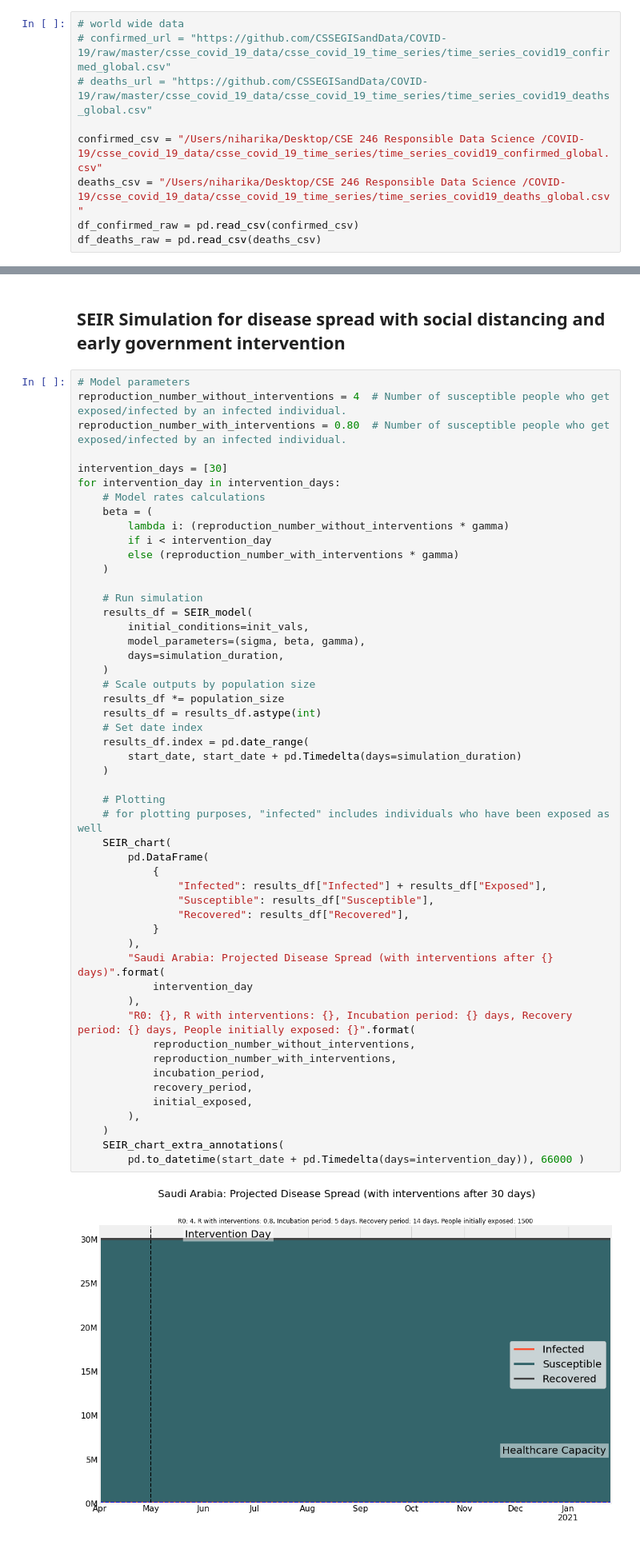
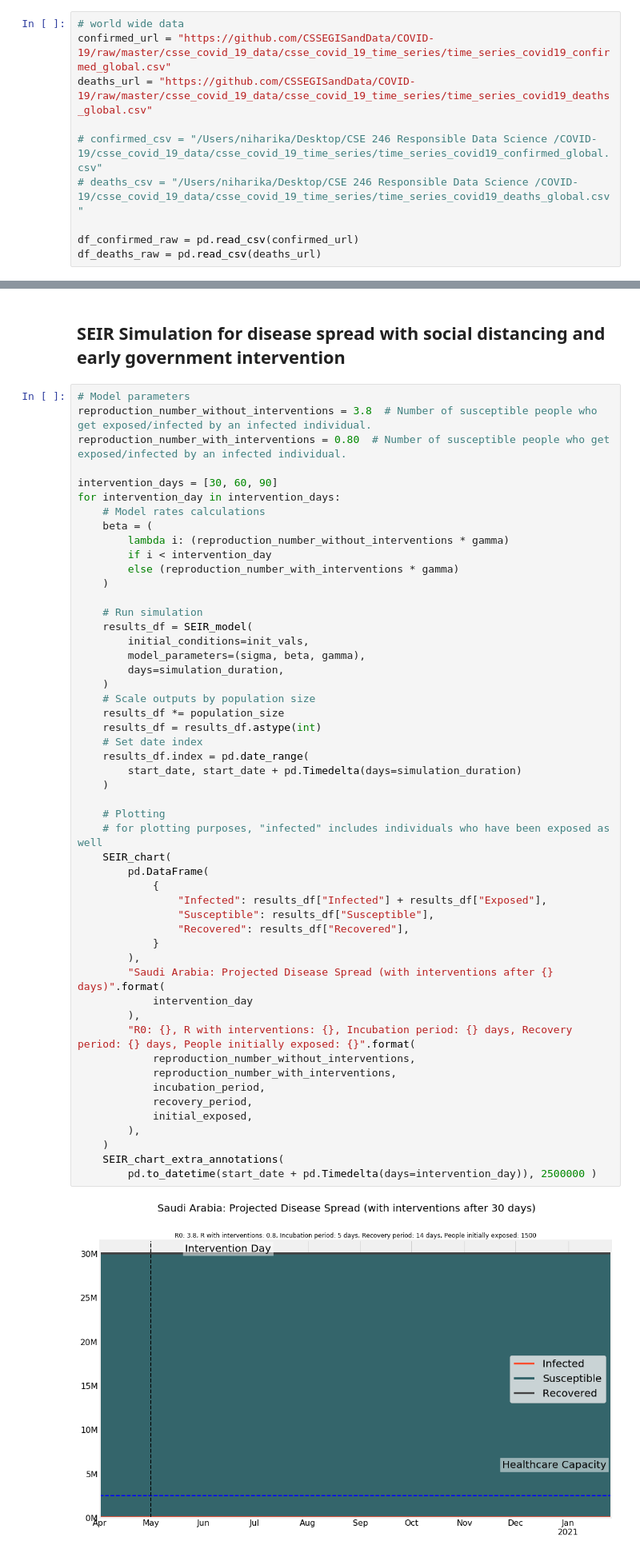
Before and after one commit to Niharika1203/CSE246_FinalProject-1, a Jupyter notebook: CSE246-FinalProject-COVID-19.ipynb, the cells around one changed output, grey strips where cells are left out. Shown at 80% size. Saved outputs shown, nothing was run; the diff lists cells and outputs as text.

Commit message:
updated the healthcare capacity and included more intervention days simulations

```diff
--- a/CSE246-FinalProject-COVID-19.ipynb
+++ b/CSE246-FinalProject-COVID-19.ipynb
@@ -17,13 +17,14 @@ import pandas as pd
 import numpy as np
 # %%
 # world wide data
-# confirmed_url = "https://github.com/CSSEGISandData/COVID-19/raw/master/csse_covid_19_data/csse_covid_19_time_series/time_series_covid19_confirmed_global.csv"
-# deaths_url = "https://github.com/CSSEGISandData/COVID-19/raw/master/csse_covid_19_data/csse_covid_19_time_series/time_series_covid19_deaths_global.csv"
+confirmed_url = "https://github.com/CSSEGISandData/COVID-19/raw/master/csse_covid_19_data/csse_covid_19_time_series/time_series_covid19_confirmed_global.csv"
+deaths_url = "https://github.com/CSSEGISandData/COVID-19/raw/master/csse_covid_19_data/csse_covid_19_time_series/time_series_covid19_deaths_global.csv"
 
-confirmed_csv = "/Users/niharika/Desktop/CSE 246 Responsible Data Science /COVID-19/csse_covid_19_data/csse_covid_19_time_series/time_series_covid19_confirmed_global.csv"
-deaths_csv = "/Users/niharika/Desktop/CSE 246 Responsible Data Science /COVID-19/csse_covid_19_data/csse_covid_19_time_series/time_series_covid19_deaths_global.csv"
-df_confirmed_raw = pd.read_csv(confirmed_csv)
-df_deaths_raw = pd.read_csv(deaths_csv)
+# confirmed_csv = "/Users/niharika/Desktop/CSE 246 Responsible Data Science /COVID-19/csse_covid_19_data/csse_covid_19_time_series/time_series_covid19_confirmed_global.csv"
+# deaths_csv = "/Users/niharika/Desktop/CSE 246 Responsible Data Science /COVID-19/csse_covid_19_data/csse_covid_19_time_series/time_series_covid19_deaths_global.csv"
+
+df_confirmed_raw = pd.read_csv(confirmed_url)
+df_deaths_raw = pd.read_csv(deaths_url)
 # %%
 # prepare dataframe
 def clean_df(raw_df):
@@ -444,10 +445,10 @@ SEIR_chart(
 ## SEIR Simulation for disease spread with social distancing and early government intervention
 # %%
 # Model parameters
-reproduction_number_without_interventions = 4  # Number of susceptible people who get exposed/infected by an infected individual.
+reproduction_number_without_interventions = 3.8  # Number of susceptible people who get exposed/infected by an infected individual.
 reproduction_number_with_interventions = 0.80  # Number of susceptible people who get exposed/infected by an infected individual.
 
-intervention_days = [30]
+intervention_days = [30, 60, 90]
 for intervention_day in intervention_days:
     # Model rates calculations
     beta = (
@@ -466,32 +467,32 @@ for intervention_day in intervention_days:
     results_df *= population_size
     results_df = results_df.astype(int)
     # Set date index
     results_df.index = pd.date_range(
         start_date, start_date + pd.Timedelta(days=simulation_duration)
     )
 
     # Plotting
     # for plotting purposes, "infected" includes individuals who have been exposed as well
     SEIR_chart(
         pd.DataFrame(
             {
                 "Infected": results_df["Infected"] + results_df["Exposed"],
                 "Susceptible": results_df["Susceptible"],
                 "Recovered": results_df["Recovered"],
             }
         ),
         "Saudi Arabia: Projected Disease Spread (with interventions after {} days)".format(
             intervention_day
         ),
         "R0: {}, R with interventions: {}, Incubation period: {} days, Recovery period: {} days, People initially exposed: {}".format(
             reproduction_number_without_interventions,
             reproduction_number_with_interventions,
             incubation_period,
             recovery_period,
             initial_exposed,
         ),
     )
     SEIR_chart_extra_annotations(
-        pd.to_datetime(start_date + pd.Timedelta(days=intervention_day)), 66000 )
+        pd.to_datetime(start_date + pd.Timedelta(days=intervention_day)), 2500000 )
 # %% [output]
-[figure, old version]
+[figure, new version]
```
Also changed, not shown: parts of 9 cells of this notebook.
